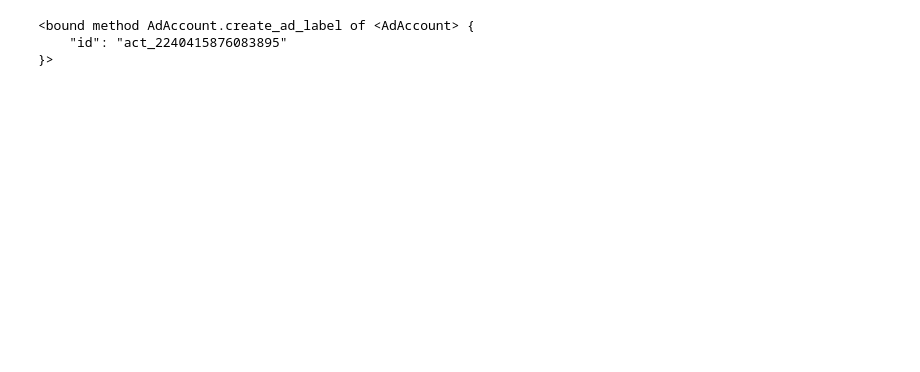
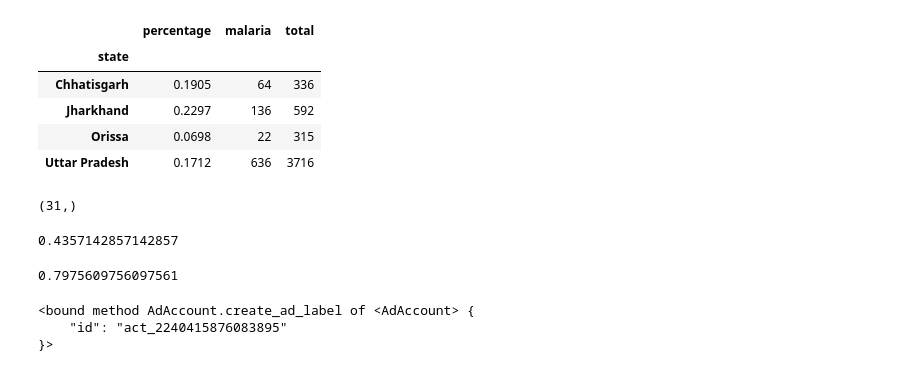
Before and after one commit to vlab-research/vlab, a Jupyter notebook: marketing.ipynb, the cells around one changed output. Cells and saved outputs as stored; diff of their text form; code cells hidden in the pictures; blank space fills up the shorter version.

```diff
--- a/marketing.ipynb
+++ b/marketing.ipynb
@@ -19,0 +89,32 @@ update_ads()
+# %%
+import pandas as pd
+from clustering import add_res_col
+from malaria import load_cities
+
+
+def perc_target(users, df):
+    u = pd.Series(df.userid.unique())
+    tot = u.unique().shape[0]
+    target = u.isin(users).sum()
+    perc = target / tot
+    return pd.Series([perc, tot, target], index=['perc', 'tot', 'target'])
+
+
+def make_analysis_df(df, districts, users):
+    finished = df[df.question_ref == 'f6e69027-97cc-494e-8d52-318b75047e23'].userid.unique()
+    df = df[df.userid.isin(finished)].reset_index(drop=True)
+    df = add_res_col('md:clusterid', 'cluster', 'userid', df)
+    perc = df.groupby('cluster').apply(lambda df: perc_target(users, df)).reset_index()
+    perc = perc.merge(districts, left_on='cluster', right_on='disthash')
+    return perc
+# %%
+
+cities = load_cities('output/cities.csv')
+
+districts = cities.groupby('distname') \
+                  .head(1) \
+                  .reset_index(drop=True) \
+                  .drop(columns=['rad', 'lng', 'lat', 'distcode', 'id'])
+
+
+perc = make_analysis_df(df, districts, users)
@@ -19,0 +130,30 @@ update_ads()
+# %%
+def statewide(df):
+    trg = df.target.sum().astype(int)
+    tot = df.tot.sum().astype(int)
+    return pd.Series([trg/tot, trg, tot], index=['percentage', 'malaria', 'total'])
+
+states = perc.groupby('state').apply(statewide).round(4)
+states['total'] = states['total'].astype(int)
+states['malaria'] = states['malaria'].astype(int)
+
+states
+# %% [output]
+|  | percentage | malaria | total |
+| state |  |  |  |
+| Chhatisgarh | 0.1905 | 64 | 336 |
+| Jharkhand | 0.2297 | 136 | 592 |
+| Orissa | 0.0698 | 22 | 315 |
+| Uttar Pradesh | 0.1712 | 636 | 3716 |
+# %%
+perc[(perc.target >= 3) & (perc.perc > 0.2)].cluster.shape
+# %% [output]
+(31,)
+# %%
+perc[(perc.target >= 3) & (perc.perc > 0.1)].cluster.shape[0] / perc.shape[0]
+# %% [output]
+0.4357142857142857
+# %%
+perc[(perc.target >= 3) & (perc.perc > 0.1)].target.sum() / perc.target.sum()
+# %% [output]
+0.7975609756097561
```
Also changed, not shown: parts of 86 cells of this notebook.
